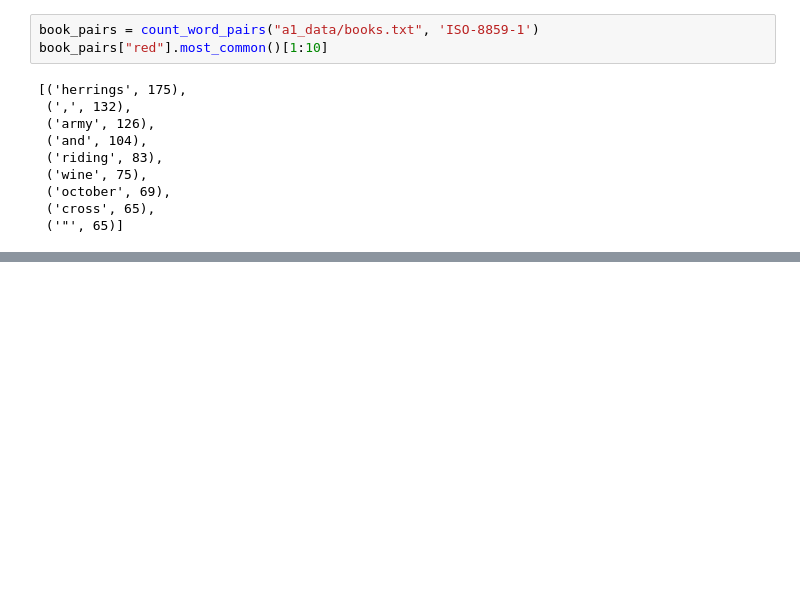
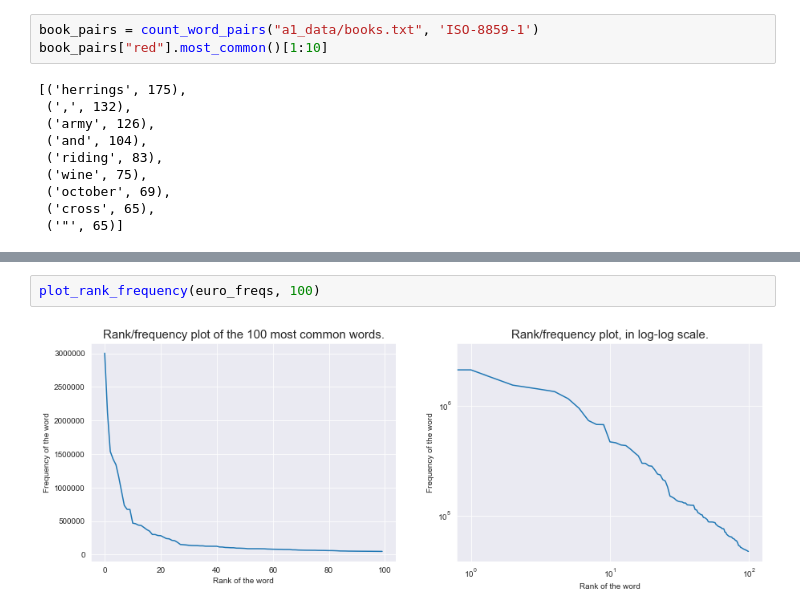
Before and after one commit to SaraNordin/NLP, a Jupyter notebook: Assignment1_Sara.ipynb, the cells around one changed output, grey strips where cells are left out. Saved outputs shown, nothing was run; the diff lists cells and outputs as text; blank space fills up the shorter version.

```diff
--- a/Assignment1_Sara.ipynb
+++ b/Assignment1_Sara.ipynb
@@ -109,0 +149,4 @@ book_pairs["red"].most_common()[1:10]
+# %%
+plot_rank_frequency(euro_freqs, 100)
+# %% [output]
+[figure, added]
```
Also changed, not shown: parts of 10 cells of this notebook.
